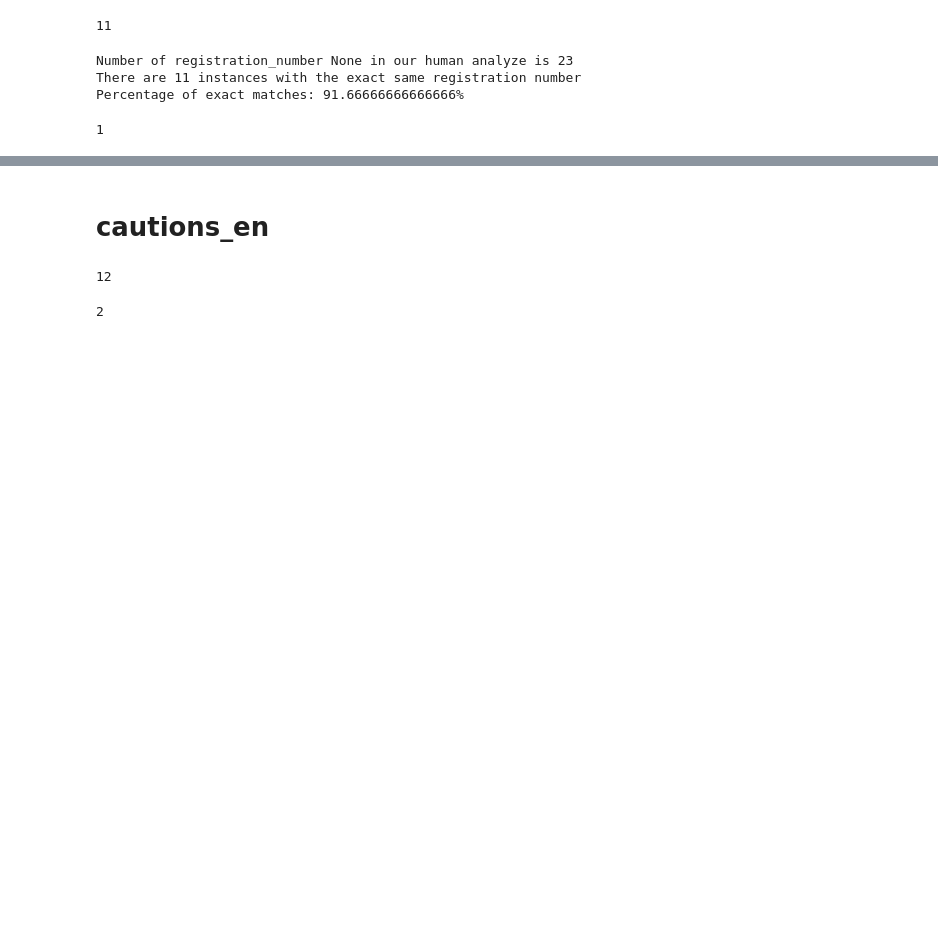
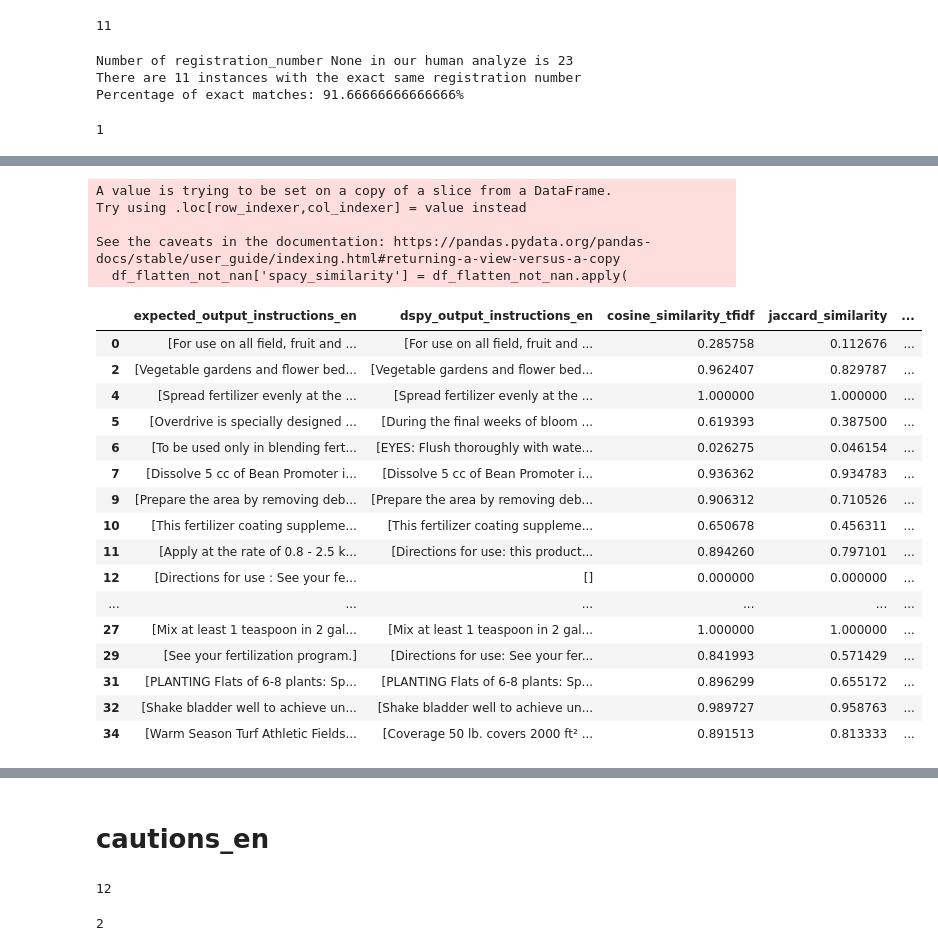
Before and after one commit to ai-cfia/fertiscan-pipeline, a Jupyter notebook: notebooks/metric.ipynb, the cells around one changed output, grey strips where cells are left out. Cells and saved outputs as stored; diff of their text form; code cells hidden in the pictures; blank space fills up the shorter version.

Commit message:
feat: add metrics for semantic analysis of cautions and instructions

```diff
--- a/notebooks/metric.ipynb
+++ b/notebooks/metric.ipynb
@@ -858,0 +874,6 @@ len(df_flatten[(df_flatten['expected_output_registration_number'] != df_flatten[
+# %%
+df_flatten['preprocessed_expected_output_instructions_en'] = df_flatten['expected_output_instructions_en'].apply(preprocess_string)
+df_flatten['preprocessed_expected_output_instructions_fr'] = df_flatten['expected_output_instructions_fr'].apply(preprocess_string)
+# %%
+df_flatten['preprocessed_dspy_output_instructions_en'] = df_flatten['dspy_output_instructions_en'].apply(preprocess_string)
+df_flatten['preprocessed_dspy_output_instructions_fr'] = df_flatten['dspy_output_instructions_fr'].apply(preprocess_string)
@@ -858,0 +922,18 @@ len(df_flatten[(df_flatten['expected_output_registration_number'] != df_flatten[
+# %%
+from sentence_transformers import SentenceTransformer
+from sklearn.metrics.pairwise import cosine_similarity
+
+model = SentenceTransformer('all-MiniLM-L6-v2')
+
+def calc_cosine_similarity(model, row):
+    embeddings = model.encode([row['preprocessed_expected_output_instructions_en'], row['preprocessed_dspy_output_instructions_en']])
+    similarity = cosine_similarity([embeddings[0]], [embeddings[1]])
+    return similarity[0][0]
+
+def general_cosine(model, sentence1, sentence2):
+    embeddings = model.encode([sentence1, sentence2])
+    similarity = cosine_similarity([embeddings[0]], [embeddings[1]])
+    return similarity[0][0]
+
+df_flatten_not_nan['cosine_similarity_sentence_transformer'] = df_flatten_not_nan.apply(lambda row: calc_cosine_similarity(model, row), axis=1)
+# df_flatten_not_nan['cosine_similarity_sentence_transformer'] = df_flatten_not_nan.apply(lambda row: general_cosine(model, row['preprocessed_expected_output_instructions_en'], row['preprocessed_dspy_output_instructions_en']), axis=1)
@@ -858,0 +960,43 @@ len(df_flatten[(df_flatten['expected_output_registration_number'] != df_flatten[
+# %%
+import spacy
+
+# Load the SpaCy model
+spacy_model = spacy.load('en_core_web_md')
+
+# Define the similarity calculation function
+def calc_spacy_similarity(model, row):
+    sentence1 = model(row['preprocessed_expected_output_instructions_en'])
+    sentence2 = model(row['preprocessed_dspy_output_instructions_en'])
+
+    return sentence1.similarity(sentence2)
+
+# Apply the similarity calculation to the DataFrame
+df_flatten_not_nan['spacy_similarity'] = df_flatten_not_nan.apply(
+    lambda row: calc_spacy_similarity(spacy_model, row), axis=1
+)
+# %% [output]
+A value is trying to be set on a copy of a slice from a DataFrame.
+Try using .loc[row_indexer,col_indexer] = value instead
+
+See the caveats in the documentation: https://pandas.pydata.org/pandas-docs/stable/user_guide/indexing.html#returning-a-view-versus-a-copy
+  df_flatten_not_nan['spacy_similarity'] = df_flatten_not_nan.apply(
+# %%
+df_flatten_not_nan[df_flatten_not_nan['expected_output_instructions_en'] != df_flatten_not_nan['dspy_output_instructions_en']][['expected_output_instructions_en', 'dspy_output_instructions_en', 'cosine_similarity_tfidf', 'jaccard_similarity', 'cosine_similarity_sentence_transformer', 'spacy_similarity']]
+# %% [output]
+|  | expected_output_instructions_en | dspy_output_instructions_en | cosine_similarity_tfidf | jaccard_similarity | ... |
+| 0 | [For use on all field, fruit and ... | [For use on all field, fruit and ... | 0.285758 | 0.112676 | ... |
+| 2 | [Vegetable gardens and flower bed... | [Vegetable gardens and flower bed... | 0.962407 | 0.829787 | ... |
+| 4 | [Spread fertilizer evenly at the ... | [Spread fertilizer evenly at the ... | 1.000000 | 1.000000 | ... |
+| 5 | [Overdrive is specially designed ... | [During the final weeks of bloom ... | 0.619393 | 0.387500 | ... |
+| 6 | [To be used only in blending fert... | [EYES: Flush thoroughly with wate... | 0.026275 | 0.046154 | ... |
+| 7 | [Dissolve 5 cc of Bean Promoter i... | [Dissolve 5 cc of Bean Promoter i... | 0.936362 | 0.934783 | ... |
+| 9 | [Prepare the area by removing deb... | [Prepare the area by removing deb... | 0.906312 | 0.710526 | ... |
+| 10 | [This fertilizer coating suppleme... | [This fertilizer coating suppleme... | 0.650678 | 0.456311 | ... |
+| 11 | [Apply at the rate of 0.8 - 2.5 k... | [Directions for use: this product... | 0.894260 | 0.797101 | ... |
+| 12 | [Directions for use : See your fe... | [] | 0.000000 | 0.000000 | ... |
+| ... | ... | ... | ... | ... | ... |
+| 27 | [Mix at least 1 teaspoon in 2 gal... | [Mix at least 1 teaspoon in 2 gal... | 1.000000 | 1.000000 | ... |
+| 29 | [See your fertilization program.] | [Directions for use: See your fer... | 0.841993 | 0.571429 | ... |
+| 31 | [PLANTING Flats of 6-8 plants: Sp... | [PLANTING Flats of 6-8 plants: Sp... | 0.896299 | 0.655172 | ... |
+| 32 | [Shake bladder well to achieve un... | [Shake bladder well to achieve un... | 0.989727 | 0.958763 | ... |
+| 34 | [Warm Season Turf Athletic Fields... | [Coverage 50 lb. covers 2000 ft² ... | 0.891513 | 0.813333 | ... |
```
Also changed, not shown: parts of 25 cells of this notebook.
